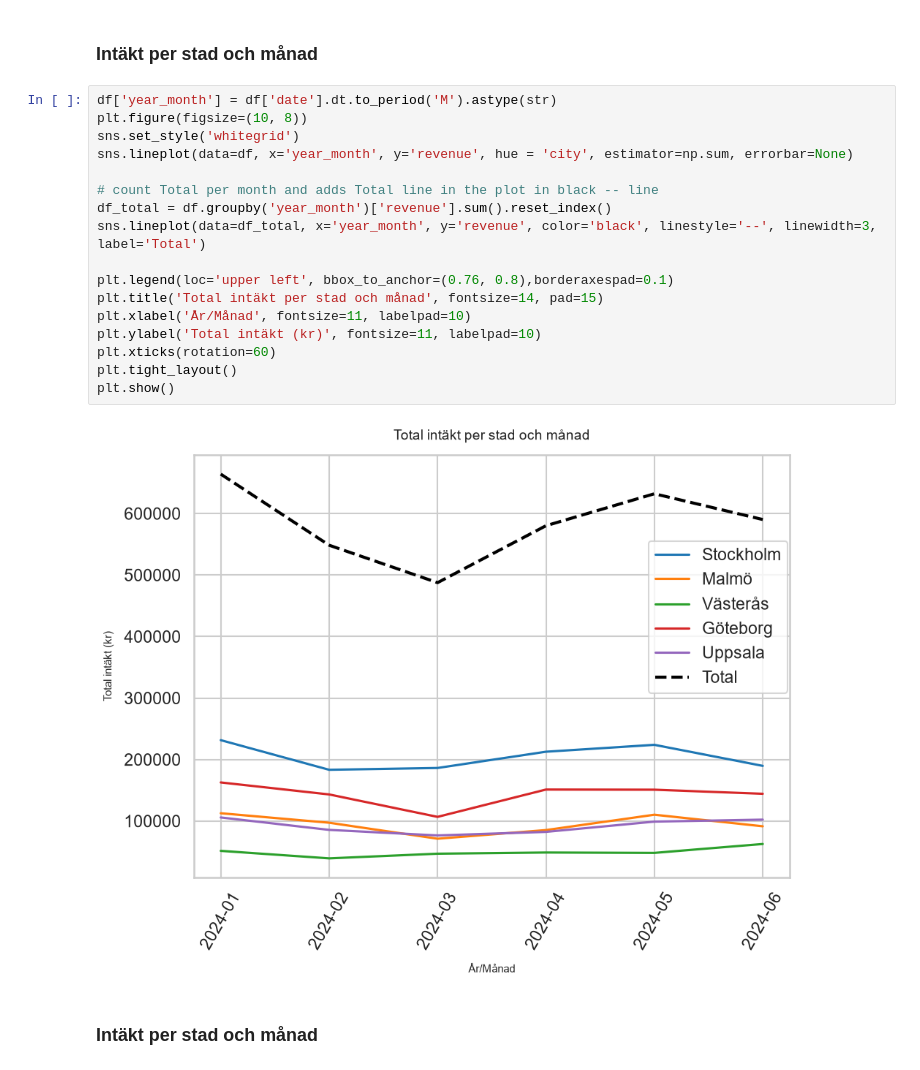
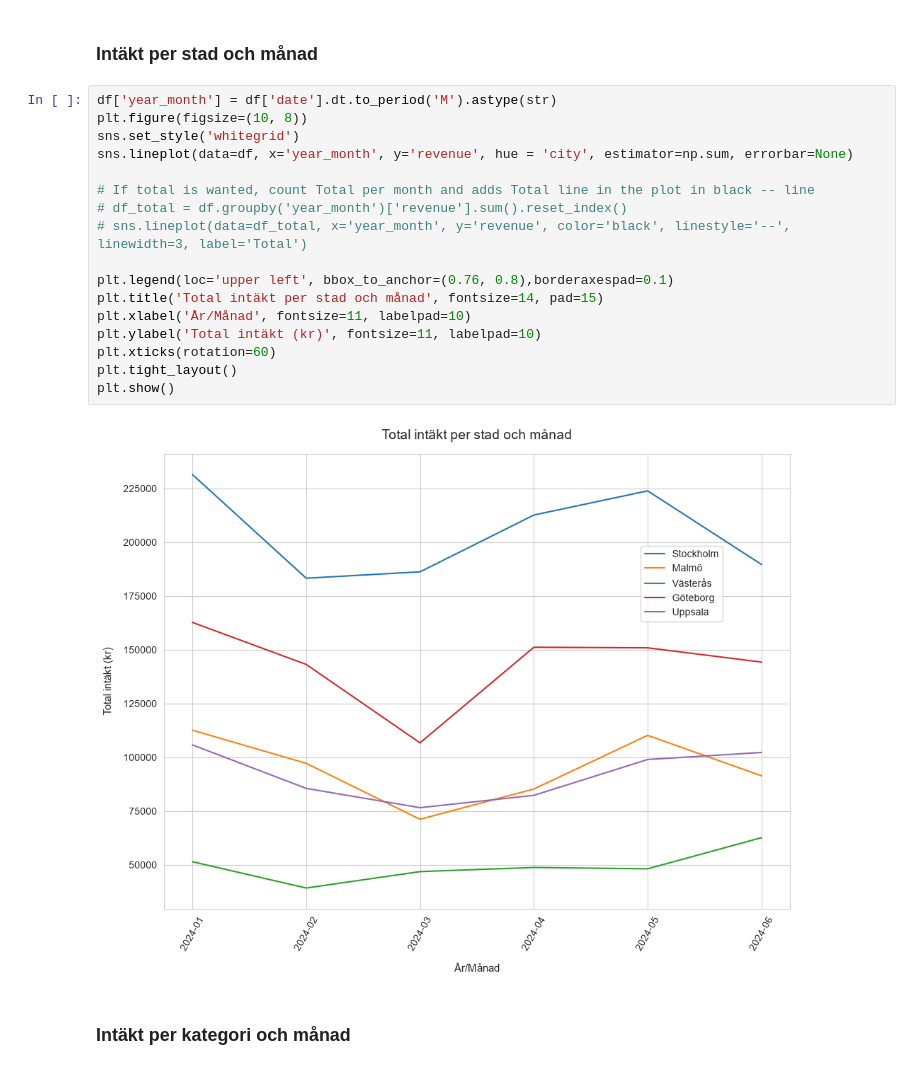
Before and after one commit to Hakan-Fridlund/PYSTDA45-group_exercise-E-commerce-Quick-Report_GitHub-Collaboration, a Jupyter notebook: notebooks/test.ipynb, the cells around one changed output. Saved outputs shown, nothing was run; the diff lists cells and outputs as text.

```diff
--- a/notebooks/test.ipynb
+++ b/notebooks/test.ipynb
@@ -144,24 +188,24 @@ plt.show()
 # %%
 df['year_month'] = df['date'].dt.to_period('M').astype(str)
 plt.figure(figsize=(10, 8))
 sns.set_style('whitegrid')
 sns.lineplot(data=df, x='year_month', y='revenue', hue = 'city', estimator=np.sum, errorbar=None)
 
-# count Total per month and adds Total line in the plot in black -- line
-df_total = df.groupby('year_month')['revenue'].sum().reset_index()
-sns.lineplot(data=df_total, x='year_month', y='revenue', color='black', linestyle='--', linewidth=3, label='Total')
+# If total is wanted, count Total per month and adds Total line in the plot in black -- line
+# df_total = df.groupby('year_month')['revenue'].sum().reset_index()
+# sns.lineplot(data=df_total, x='year_month', y='revenue', color='black', linestyle='--', linewidth=3, label='Total')
 
 plt.legend(loc='upper left', bbox_to_anchor=(0.76, 0.8),borderaxespad=0.1)
 plt.title('Total intäkt per stad och månad', fontsize=14, pad=15)
 plt.xlabel('År/Månad', fontsize=11, labelpad=10)
 plt.ylabel('Total intäkt (kr)', fontsize=11, labelpad=10)
 plt.xticks(rotation=60)
 plt.tight_layout()
 plt.show()
 # %% [output]
-[figure, old version]
+[figure, new version]
 # %% [markdown]
-### Intäkt per stad och månad
+### Intäkt per kategori och månad
 # %%
 plt.figure(figsize=(10, 8))
 sns.lineplot(data=df, x='year_month', y='revenue', hue = 'category', estimator=np.sum, errorbar=None)
```
Also changed, not shown: parts of 6 cells of this notebook.
